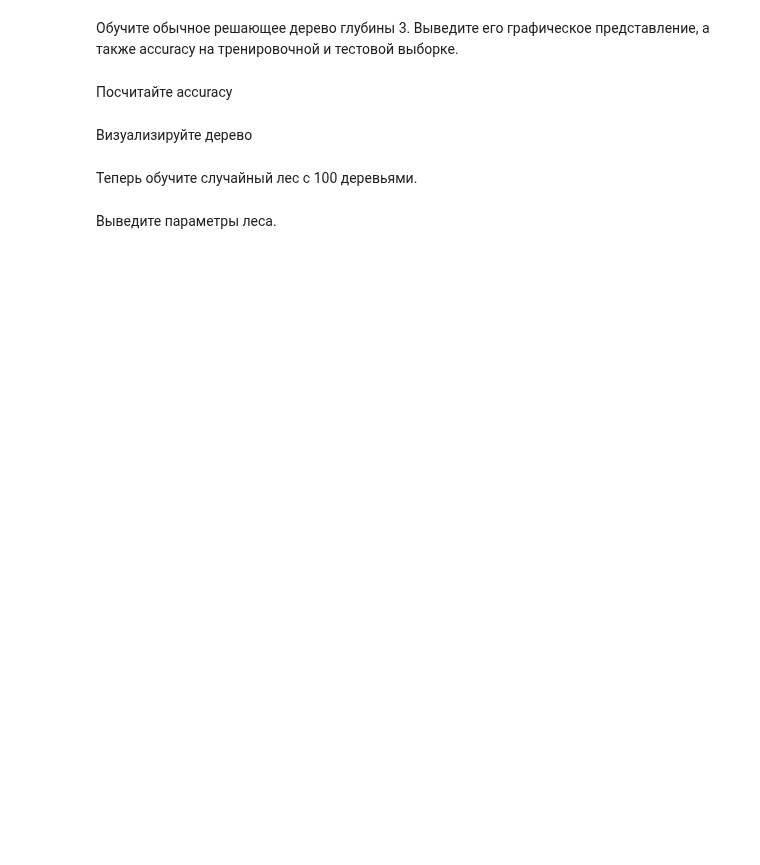
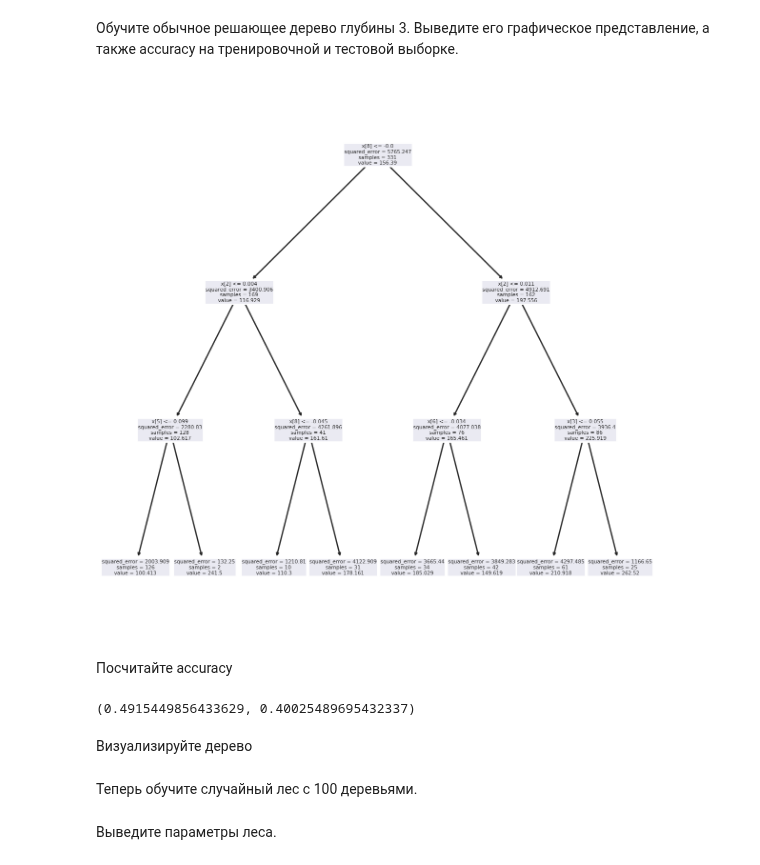
Before and after one commit to NMashalov/2023_OpenMipt_course, a Jupyter notebook: lesson6/seminar6-povtorenie.ipynb, the cells around one changed output. Drawn from its saved outputs; the diff is of its cells as text; code cells hidden in the pictures; blank space fills up the shorter version.

```diff
--- a/lesson6/seminar6-povtorenie.ipynb
+++ b/lesson6/seminar6-povtorenie.ipynb
@@ -35,2 +35,5 @@ data = pd.read_csv("diabetes.csv")
+# %%
+from sklearn.datasets import load_diabetes
+data = load_diabetes()
 # %%
 data
@@ -37,3 +58,3 @@ data
 # %%
-X = <...>
-y = <...>
+X = data['data']
+y = data['target']
@@ -42,2 +61,5 @@ X_train, X_test, y_train, y_test = <...>
+# %%
+from sklearn.model_selection import train_test_split
+X_train, X_test, y_train, y_test = train_test_split(X,y)
 # %% [markdown]
 Обучите обычное решающее дерево глубины 3. Выведите его графическое представление, а также accuracy на тренировочной и тестовой выборке.
@@ -46,2 +66,8 @@ X_train, X_test, y_train, y_test = <...>
+# %%
+from sklearn.tree import DecisionTreeRegressor,plot_tree
+
+tr = DecisionTreeRegressor(max_depth=3).fit(X_train,y_train)
+# %% [output]
+[figure, added]
 # %% [markdown]
 Посчитайте accuracy
@@ -50,2 +74,6 @@ X_train, X_test, y_train, y_test = <...>
+# %%
+tr.score(X_train,y_train), tr.score(X_test,y_test)
+# %% [output]
+(0.4915449856433629, 0.40025489695432337)
 # %% [markdown]
 Визуализируйте дерево
```
Also changed, not shown: parts of 23 cells of this notebook.
